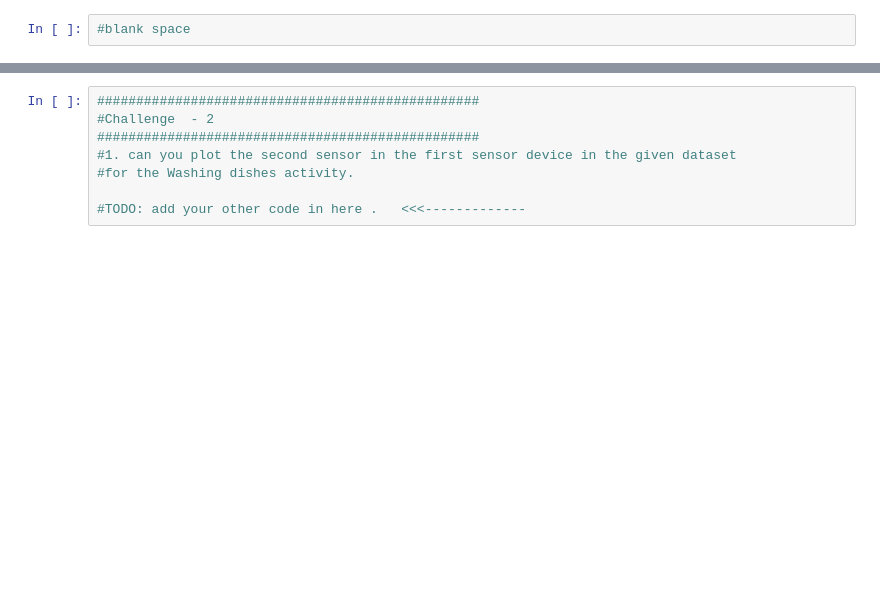
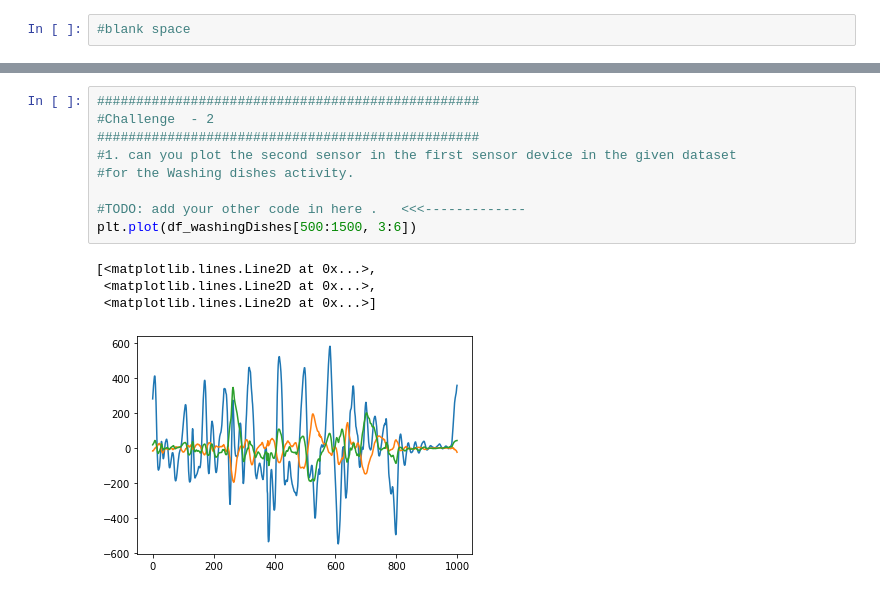
Before and after one commit to slyelf/comp1050proj2020-, a Jupyter notebook: StudentVersions/prac06-file1.ipynb, the cells around one changed output, grey strips where cells are left out. Cells and saved outputs as stored; diff of their text form; blank space fills up the shorter version.

```diff
--- a/StudentVersions/prac06-file1.ipynb
+++ b/StudentVersions/prac06-file1.ipynb
@@ -77,8 +93,14 @@ plt.plot(df_sitting[500:1500, 0:3])
 # %%
 #################################################
 #Challenge  - 2
 #################################################
 #1. can you plot the second sensor in the first sensor device in the given dataset
 #for the Washing dishes activity.
 
 #TODO: add your other code in here .   <<<-------------
+plt.plot(df_washingDishes[500:1500, 3:6])
+# %% [output]
+[<matplotlib.lines.Line2D at 0x...>,
+ <matplotlib.lines.Line2D at 0x...>,
+ <matplotlib.lines.Line2D at 0x...>]
+[figure, added]
```
Also changed, not shown: parts of 3 cells of this notebook.
